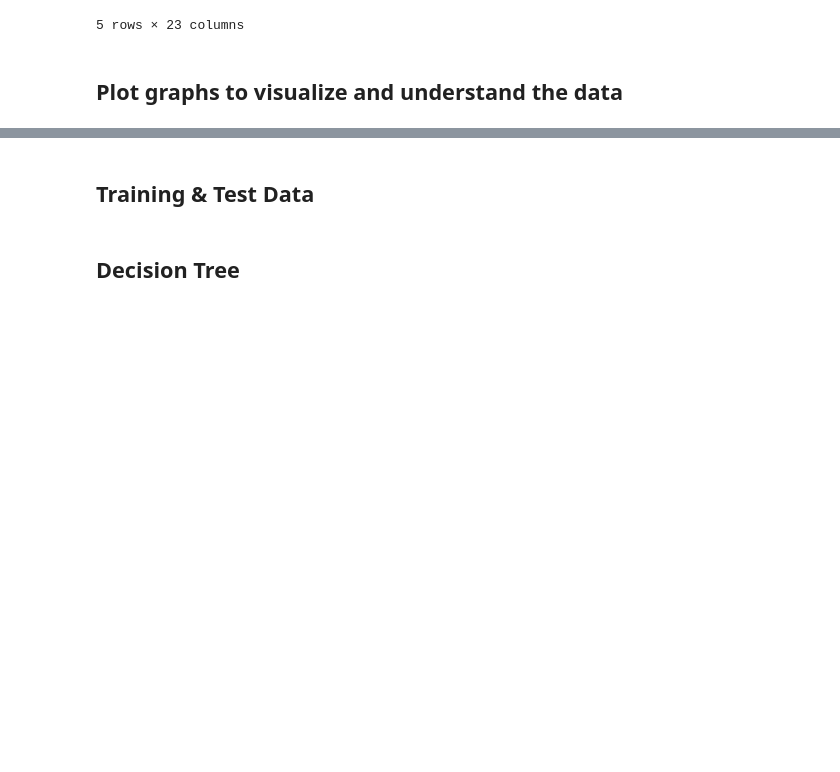
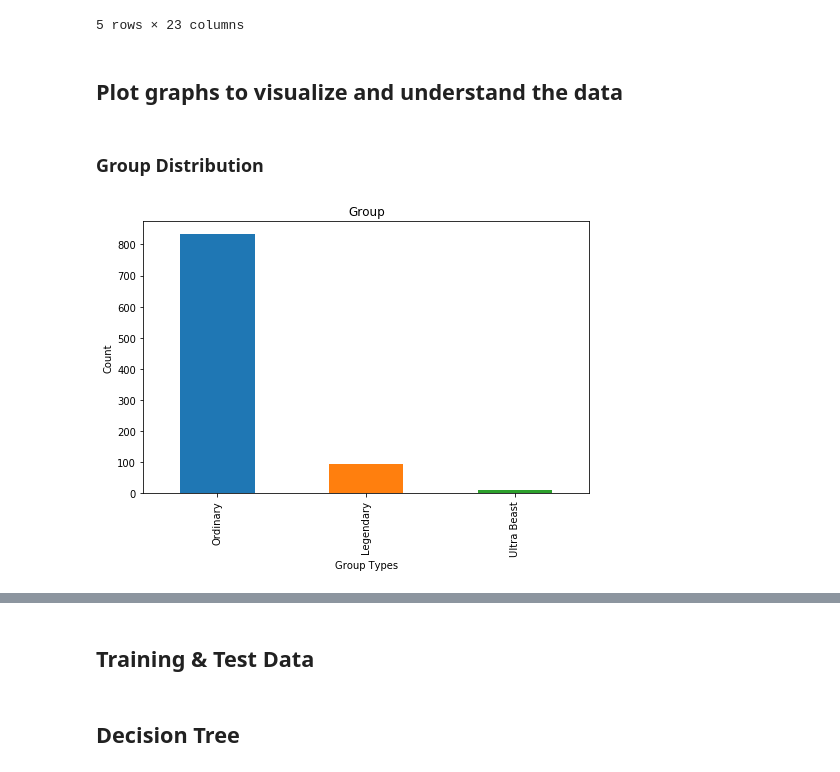
Before and after one commit to pandabytes/PokemonDatamining, a Jupyter notebook: predictors/Pokemon.ipynb, the cells around one changed output, grey strips where cells are left out. Drawn from its saved outputs; the diff is of its cells as text; code cells hidden in the pictures; blank space fills up the shorter version.

```diff
--- a/predictors/Pokemon.ipynb
+++ b/predictors/Pokemon.ipynb
@@ -75,9 +67,14 @@ data.head()
 5 rows × 23 columns
 # %% [markdown]
 ## Plot graphs to visualize and understand the data
+# %% [markdown]
+### Group Distribution
 # %%
 # Plot Group occurences to see the distributions
 groupFig, groupAxes = plt.subplots(nrows=1, ncols=1)
-groupCounts = r["Group"].value_counts()
+groupCounts = data["Group"].value_counts()
 groupAxe = groupCounts.plot(title="Group", kind="bar")
 groupAxe.set(xlabel="Group Types", ylabel="Count")
+plt.show()
+# %% [output]
+[figure, added]
```
Also changed, not shown: parts of 62 cells of this notebook, 1 other file.
